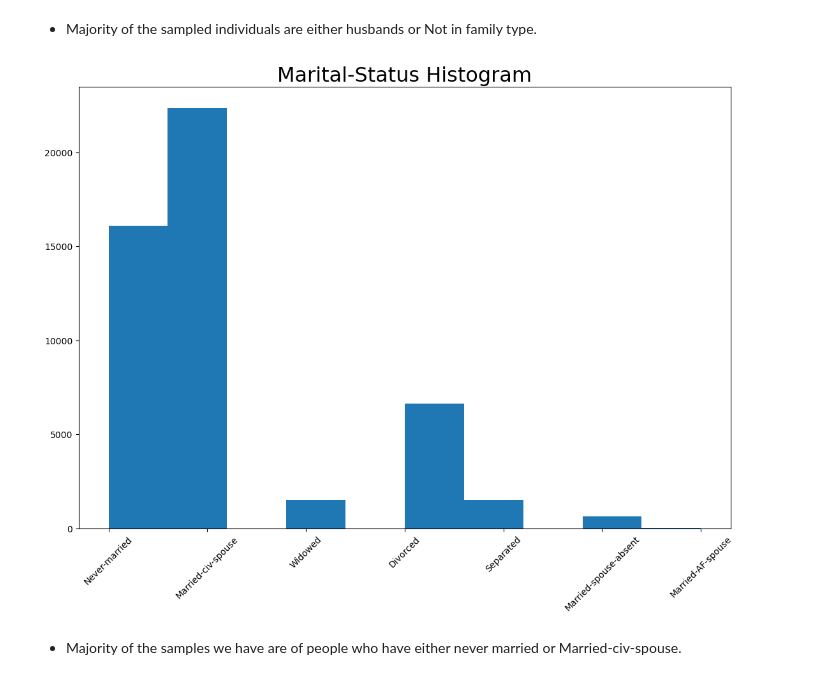
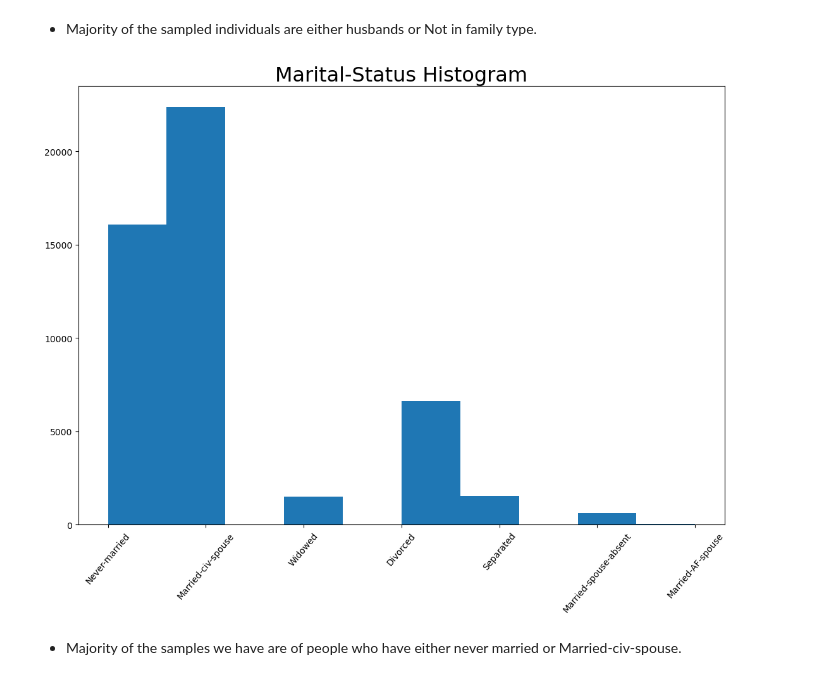
Before and after one commit to SinghNavnoor/Classification_prediction_of_income, a Jupyter notebook: classification_of_income.ipynb, the cells around one changed output. Saved outputs shown, nothing was run; the diff lists cells and outputs as text; code cells hidden in the pictures.

Commit message:
Tweaks to the visualizations

```diff
--- a/classification_of_income.ipynb
+++ b/classification_of_income.ipynb
@@ -409,14 +409,14 @@ plt.xticks(rotation = 45);
 # %%
 #Setting the figure size:
 plt.figure(figsize = (29,9))
 
 #Histogram
 plt.subplot(1, 2, 1);
 plt.hist(df['marital-status'].values);
 plt.title('Marital-Status Histogram', fontsize=23);
-plt.xticks(rotation = 45);
+plt.xticks(rotation = 50);
 # %% [output]
-[figure, old version]
+[figure, new version]
 # %% [markdown]
 - Majority of the samples we have are of people who have either never married or Married-civ-spouse.
 # %%
```
Also changed, not shown: parts of 1 cell of this notebook.
